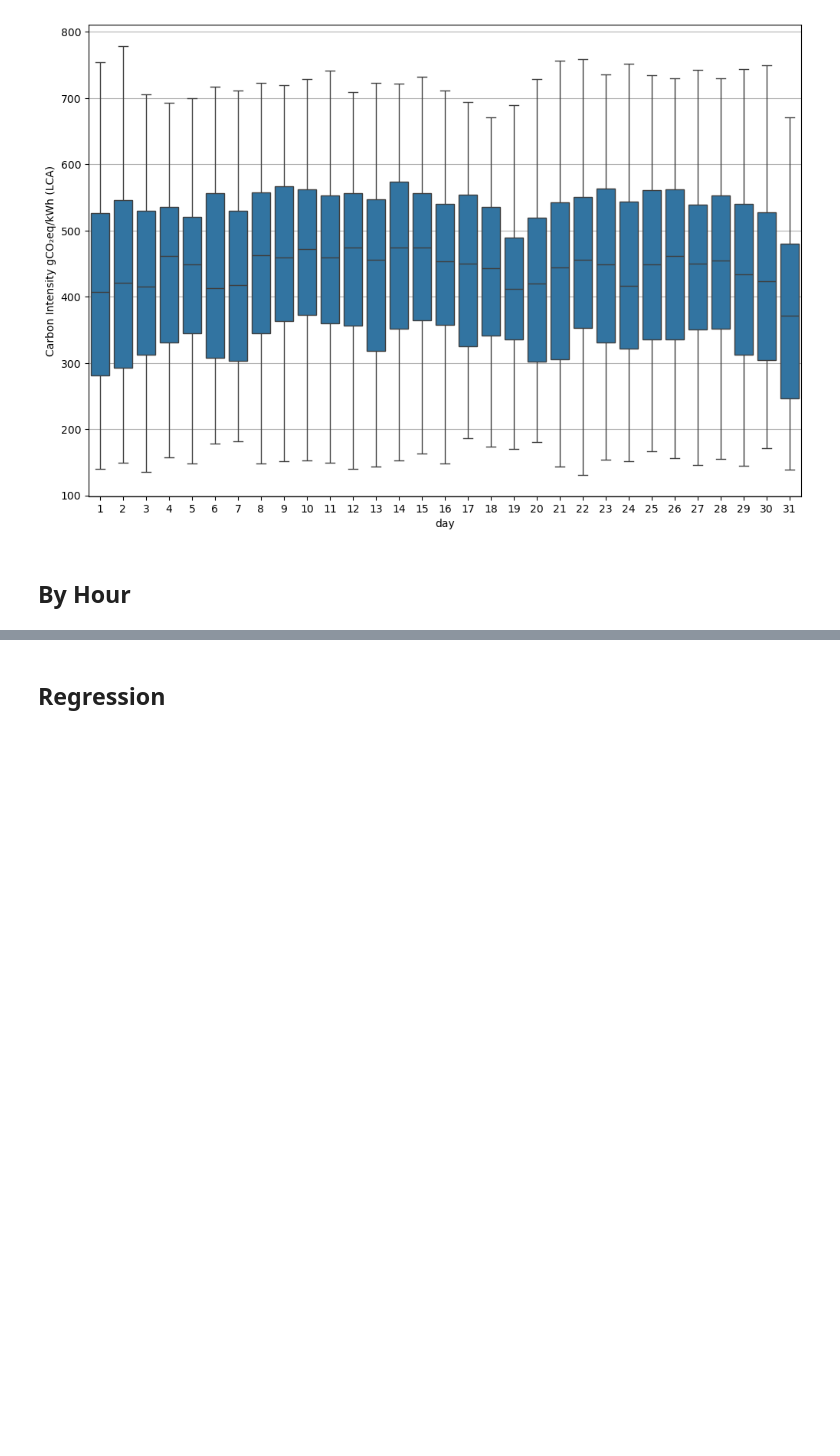
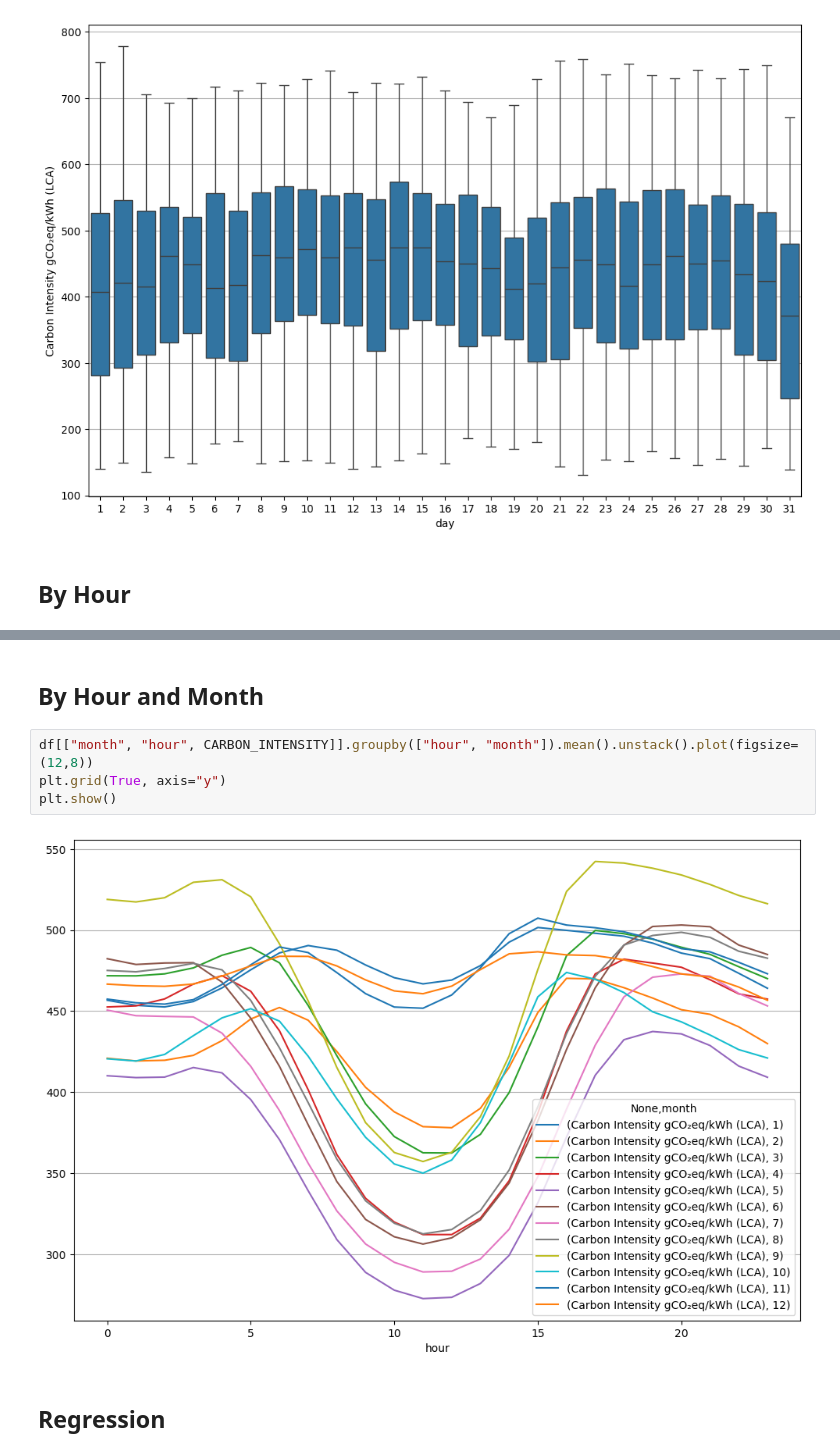
Before and after one commit to pgenergy/ml-api, a Jupyter notebook: ml_api/code/training/co2prediction.ipynb, the cells around one changed output, grey strips where cells are left out. Cells and saved outputs as stored; diff of their text form; blank space fills up the shorter version.

```diff
--- a/ml_api/code/training/co2prediction.ipynb
+++ b/ml_api/code/training/co2prediction.ipynb
@@ -250,6 +261,14 @@ plt.grid(True, axis="y")
 plt.show()
 # %% [output]
 [figure]
+# %% [markdown]
+## By Hour and Month
+# %%
+df[["month", "hour", CARBON_INTENSITY]].groupby(["hour", "month"]).mean().unstack().plot(figsize=(12,8))
+plt.grid(True, axis="y")
+plt.show()
+# %% [output]
+[figure, added]
 # %% [markdown]
 ## Regression
 # %%
```
Also changed, not shown: parts of 89 cells of this notebook.
